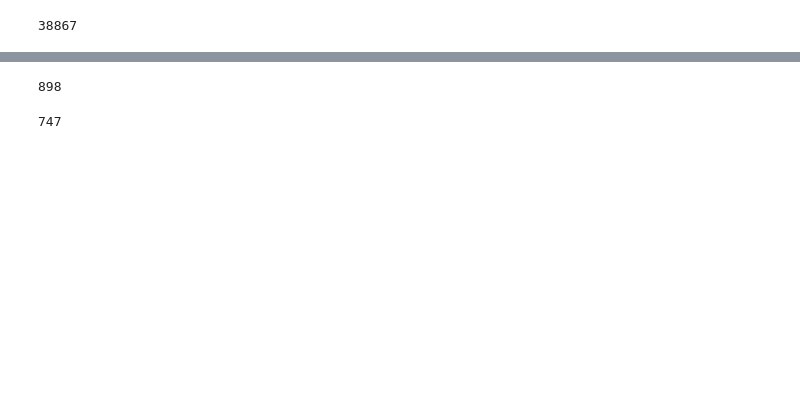
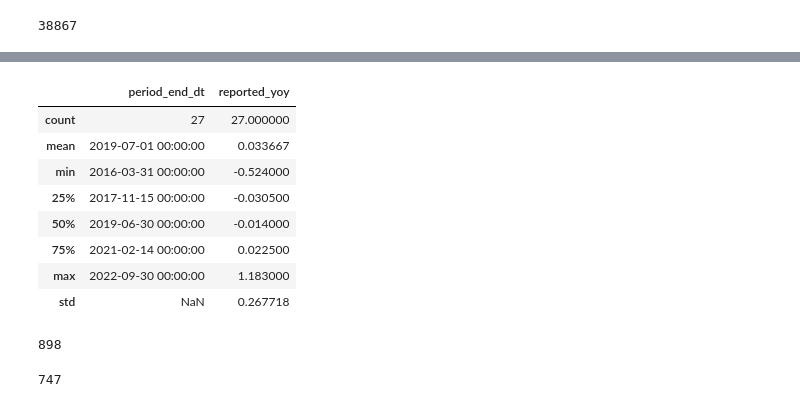
Before and after one commit to Jwdaniel34/party-city-case-study, a Jupyter notebook: case_study_YoY_forecast.ipynb, the cells around one changed output, grey strips where cells are left out. Cells and saved outputs as stored; diff of their text form; code cells hidden in the pictures; blank space fills up the shorter version.

```diff
--- a/case_study_YoY_forecast.ipynb
+++ b/case_study_YoY_forecast.ipynb
@@ -46 +65,13 @@ len(sales)
+# %%
+reported.describe()
+# %% [output]
+|  | period_end_dt | reported_yoy |
+| count | 27 | 27.000000 |
+| mean | 2019-07-01 00:00:00 | 0.033667 |
+| min | 2016-03-31 00:00:00 | -0.524000 |
+| 25% | 2017-11-15 00:00:00 | -0.030500 |
+| 50% | 2019-06-30 00:00:00 | -0.014000 |
+| 75% | 2021-02-14 00:00:00 | 0.022500 |
+| max | 2022-09-30 00:00:00 | 1.183000 |
+| std | NaN | 0.267718 |
 # %%
```
Also changed, not shown: parts of 8 cells of this notebook, 1 other file.
